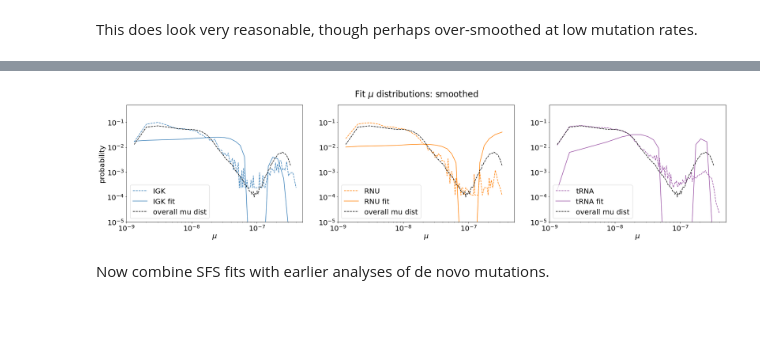
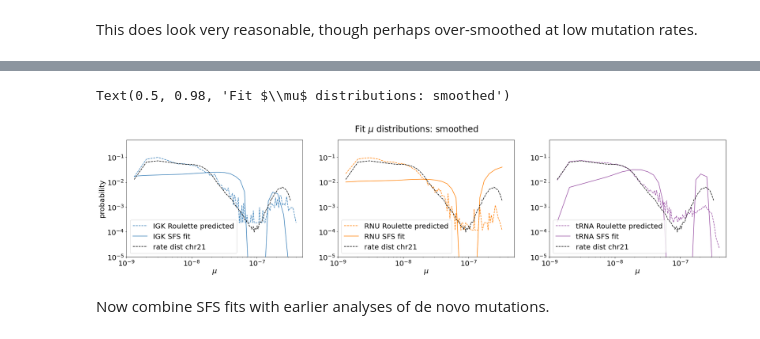
Before and after one commit to vseplyarskiy/Roulette, a Jupyter notebook: population_genetics/high_rate_gene_context_comparison.ipynb, the cells around one changed output, grey strips where cells are left out. Cells and saved outputs as stored; diff of their text form; code cells hidden in the pictures.

```diff
--- a/population_genetics/high_rate_gene_context_comparison.ipynb
+++ b/population_genetics/high_rate_gene_context_comparison.ipynb
@@ -780,18 +767,18 @@ RNU_mu, RNU_mu_counts = np.unique(gene_type_mu["RNU"], return_counts=True)
 tRNA_mu, tRNA_mu_counts = np.unique(gene_type_mu["tRNA"], return_counts=True)
 IGK_mu, IGK_mu_counts = np.unique(gene_type_mu["IGK"], return_counts=True)
 
-axes[0].plot(IGK_mu*MU_SCALE, IGK_mu_counts / np.sum(IGK_mu_counts), "--", label="IGK", c="#377eb8")
-axes[1].plot(RNU_mu*MU_SCALE, RNU_mu_counts / np.sum(RNU_mu_counts), "--", label="RNU", c="#ff7f00")
-axes[2].plot(tRNA_mu*MU_SCALE, tRNA_mu_counts / np.sum(tRNA_mu_counts), "--", label="tRNA", c="#984ea3")
+axes[0].plot(IGK_mu*MU_SCALE, IGK_mu_counts / np.sum(IGK_mu_counts), "--", label="IGK Roulette predicted", c="#377eb8")
+axes[1].plot(RNU_mu*MU_SCALE, RNU_mu_counts / np.sum(RNU_mu_counts), "--", label="RNU Roulette predicted", c="#ff7f00")
+axes[2].plot(tRNA_mu*MU_SCALE, tRNA_mu_counts / np.sum(tRNA_mu_counts), "--", label="tRNA Roulette predicted", c="#984ea3")
 
-axes[0].plot(mu_vals_small*MU_SCALE, small_rescale * softmax_trans(fit_IGK_nosmooth['x']), label="IGK fit", c="#377eb8")
-axes[1].plot(mu_vals_small*MU_SCALE, small_rescale * softmax_trans(fit_RNU_nosmooth['x']), label="RNU fit", c="#ff7f00")
-axes[2].plot(mu_vals_small*MU_SCALE, small_rescale * softmax_trans(fit_tRNA_nosmooth['x']), label="tRNA fit",c="#984ea3")
+axes[0].plot(mu_vals_small*MU_SCALE, small_rescale * softmax_trans(fit_IGK_nosmooth['x']), label="IGK SFS fit", c="#377eb8")
+axes[1].plot(mu_vals_small*MU_SCALE, small_rescale * softmax_trans(fit_RNU_nosmooth['x']), label="RNU SFS fit", c="#ff7f00")
+axes[2].plot(mu_vals_small*MU_SCALE, small_rescale * softmax_trans(fit_tRNA_nosmooth['x']), label="tRNA SFS fit",c="#984ea3")
 
 axes[0].set_ylabel("probability")
 
 for i in range(3):
-    axes[i].plot(mu_vals_fit*MU_SCALE, overall_dist, "--", c="black", label="overall mu dist")
+    axes[i].plot(mu_vals_fit*MU_SCALE, overall_dist, "--", c="black", label="rate dist chr21")
     axes[i].set_yscale("symlog", linthresh=1e-5)
     axes[i].set_xscale("log")
     axes[i].set_ylim((1e-5,0.5))
@@ -801,4 +788,6 @@ for i in range(3):
 
 fig.suptitle(r'Fit $\mu$ distributions: no smoothing')
 fig.savefig('IGK_mu_fit_no_smoothing.pdf', bbox_inches='tight')
+# now as an svg
+fig.savefig('IGK_mu_fit_no_smoothing.svg', bbox_inches='tight')
 # %% [output]
@@ -806,29 +795,32 @@ fig.savefig('IGK_mu_fit_no_smoothing.pdf', bbox_inches='tight')
 # %%
 fig, axes = plt.subplots(1,3,figsize=(30,6))
 
-axes[0].plot(IGK_mu*MU_SCALE, IGK_mu_counts / np.sum(IGK_mu_counts), "--", label="IGK", c="#377eb8")
-axes[1].plot(RNU_mu*MU_SCALE, RNU_mu_counts / np.sum(RNU_mu_counts), "--", label="RNU", c="#ff7f00")
-axes[2].plot(tRNA_mu*MU_SCALE, tRNA_mu_counts / np.sum(tRNA_mu_counts), "--", label="tRNA", c="#984ea3")
+axes[0].plot(IGK_mu*MU_SCALE, IGK_mu_counts / np.sum(IGK_mu_counts), "--", label="IGK Roulette predicted", c="#377eb8")
+axes[1].plot(RNU_mu*MU_SCALE, RNU_mu_counts / np.sum(RNU_mu_counts), "--", label="RNU Roulette predicted", c="#ff7f00")
+axes[2].plot(tRNA_mu*MU_SCALE, tRNA_mu_counts / np.sum(tRNA_mu_counts), "--", label="tRNA Roulette predicted", c="#984ea3")
 
-axes[0].plot(mu_vals_small*MU_SCALE, small_rescale * softmax_trans(fit_IGK['x']), label="IGK fit", c="#377eb8")
-axes[1].plot(mu_vals_small*MU_SCALE, small_rescale * softmax_trans(fit_RNU['x']), label="RNU fit", c="#ff7f00")
-axes[2].plot(mu_vals_small*MU_SCALE, small_rescale * softmax_trans(fit_tRNA['x']), label="tRNA fit",c="#984ea3")
+axes[0].plot(mu_vals_small*MU_SCALE, small_rescale * softmax_trans(fit_IGK['x']), label="IGK SFS fit", c="#377eb8")
+axes[1].plot(mu_vals_small*MU_SCALE, small_rescale * softmax_trans(fit_RNU['x']), label="RNU SFS fit", c="#ff7f00")
+axes[2].plot(mu_vals_small*MU_SCALE, small_rescale * softmax_trans(fit_tRNA['x']), label="tRNA SFS fit",c="#984ea3")
 
 axes[0].set_ylabel("probability")
 
 for i in range(3):
-    axes[i].plot(mu_vals_fit*MU_SCALE, overall_dist, "--", c="black", label="overall mu dist")
+    axes[i].plot(mu_vals_fit*MU_SCALE, overall_dist, "--", c="black", label="rate dist chr21")
     axes[i].set_yscale("symlog", linthresh=1e-5)
     axes[i].set_xscale("log")
     axes[i].set_ylim((1e-5,0.5))
     axes[i].legend()
     axes[i].set_xlabel(r"$\mu$")
     axes[i].set_xlim((1e-9, 5e-7))
 
 fig.suptitle(r'Fit $\mu$ distributions: smoothed')
-fig.savefig('IGK_mu_fit_smoothed.pdf', bbox_inches='tight')
+#fig.savefig('IGK_mu_fit_smoothed.pdf', bbox_inches='tight')
+# now as an svg
+#fig.savefig('IGK_mu_fit_smoothed.svg', bbox_inches='tight')
 # %% [output]
+Text(0.5, 0.98, 'Fit $\\mu$ distributions: smoothed')
-[figure, old version]
+[figure, new version]
 # %% [markdown]
 Now combine SFS fits with earlier analyses of de novo mutations.
 # %%
```
Also changed, not shown: parts of 7 cells of this notebook.
